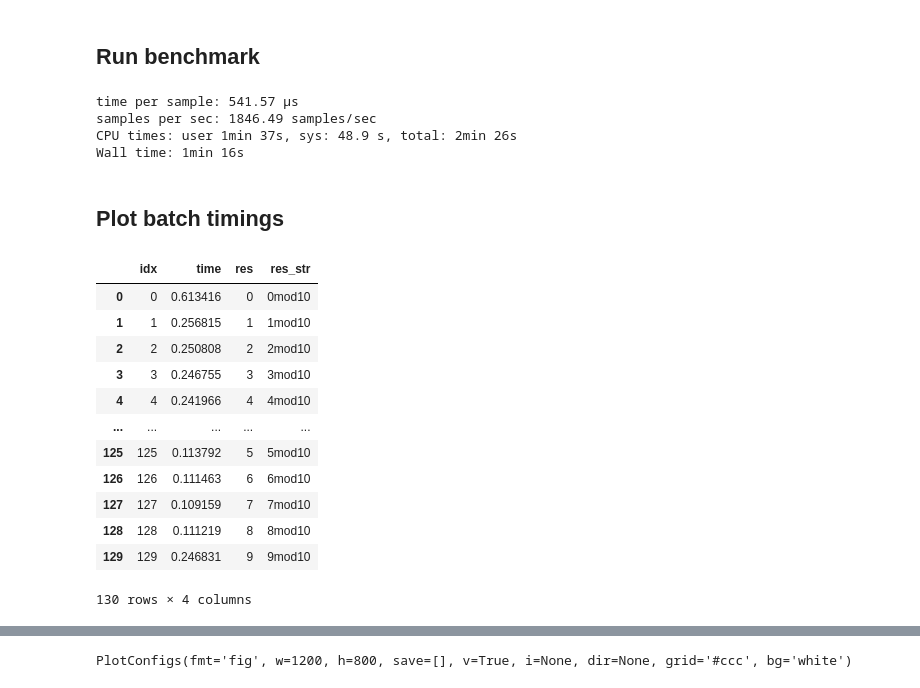
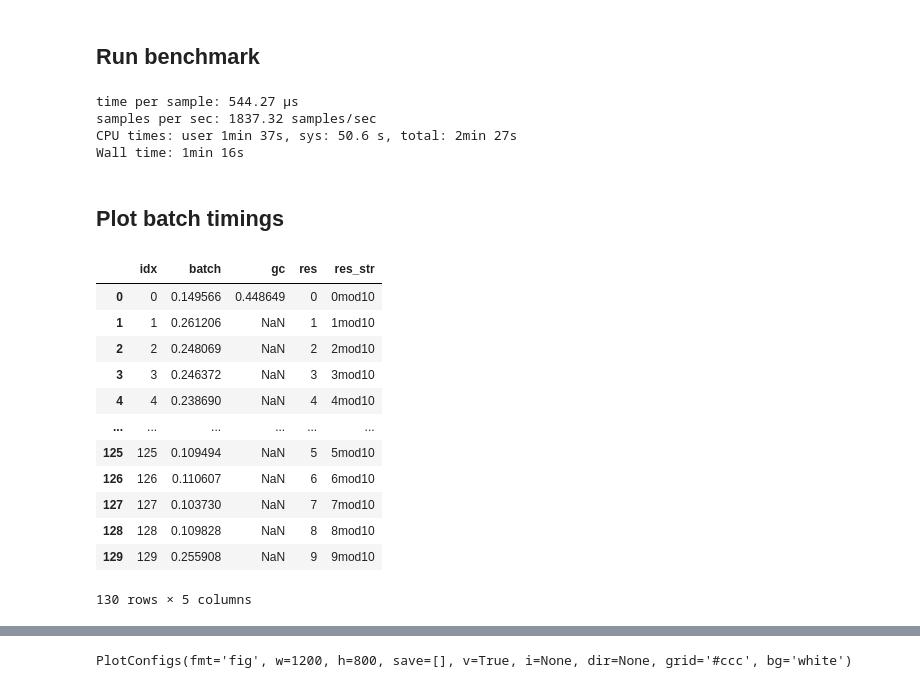
Before and after one commit to TileDB-Inc/arrayloader-benchmarks, a Jupyter notebook: benchmark.ipynb, the cells around one changed output, grey strips where cells are left out. Saved outputs shown, nothing was run; the diff lists cells and outputs as text; code cells hidden in the pictures.

```diff
--- a/benchmark.ipynb
+++ b/benchmark.ipynb
@@ -97 +127,7 @@ for epoch in range(n_epochs):
+# %%
+@dataclass
+class Results:
+    census: Method
+    merlin: Optional[Method] = None
+    mapped_collection: Optional[Method] = None
 # %%
@@ -138,5 +176,5 @@ def benchmark(exp: Exp):
 # %%
 %%time
-exp = get_exp_datapipe(start=2, n=5)
+exp = get_exp_datapipe(start=start, end=end)
 exp.datapipe.shape[0]
 # %% [output]
@@ -147,19 +185,22 @@ Wall time: 545 ms
 ## Run benchmark
 # %%
 %%time
+epochs = []
 for epoch in range(n_epochs):
-    samples_per_sec, time_per_sample, batch_times = benchmark(exp)
-    results["cellxgene_census"][f"epoch_{epoch}"]["time_per_sample"] = time_per_sample
-    results["cellxgene_census"][f"epoch_{epoch}"]["samples_per_sec"] = samples_per_sec
-    results["cellxgene_census"][f"epoch_{epoch}"]["batch_times"] = batch_times
+    epoch = benchmark(exp)
+    epochs.append(epoch)
+
+results = Results(
+    census=Method('census', epochs),
+)
 # %% [output]
-time per sample: 541.57 μs
-samples per sec: 1846.49 samples/sec
-CPU times: user 1min 37s, sys: 48.9 s, total: 2min 26s
+time per sample: 544.27 μs
+samples per sec: 1837.32 samples/sec
+CPU times: user 1min 37s, sys: 50.6 s, total: 2min 27s
 Wall time: 1min 16s
 # %%
-results_json_path = 'results-local.json'
+results_json_path = f'results-{census_loc}.json'
 with open(results_json_path, 'w') as f:
-    json.dump(results, f, indent=2)
+    json.dump(asdict(results), f, indent=2)
 # %%
 # with open(results_json_path, 'r') as f:
@@ -167,30 +208,28 @@ with open(results_json_path, 'w') as f:
 # %% [markdown]
 ## Plot batch timings
 # %%
-method = 'cellxgene_census'
+method = 'census'
 epoch = 0
-df = pd.DataFrame(
-    {
-        'time': results[method][f'epoch_{epoch}']['batch_times'],
-    },
-)
+batches = getattr(results, 'census').epochs[epoch].batches
+df = pd.DataFrame(batches)
 df.index.name = 'idx'
-df['res'] = df.index % 10
-df['res_str'] = df.res.astype('str') + 'mod10'
+if period:
+    df['res'] = df.index % period
+    df['res_str'] = df.res.astype('str') + f'mod{period}'
 df = df.reset_index()
 df
 # %% [output]
-|  | idx | time | res | res_str |
-| 0 | 0 | 0.613416 | 0 | 0mod10 |
-| 1 | 1 | 0.256815 | 1 | 1mod10 |
-| 2 | 2 | 0.250808 | 2 | 2mod10 |
-| 3 | 3 | 0.246755 | 3 | 3mod10 |
-| 4 | 4 | 0.241966 | 4 | 4mod10 |
-| ... | ... | ... | ... | ... |
-| 125 | 125 | 0.113792 | 5 | 5mod10 |
-| 126 | 126 | 0.111463 | 6 | 6mod10 |
-| 127 | 127 | 0.109159 | 7 | 7mod10 |
-| 128 | 128 | 0.111219 | 8 | 8mod10 |
-| 129 | 129 | 0.246831 | 9 | 9mod10 |
+|  | idx | batch | gc | res | res_str |
+| 0 | 0 | 0.149566 | 0.448649 | 0 | 0mod10 |
+| 1 | 1 | 0.261206 | NaN | 1 | 1mod10 |
+| 2 | 2 | 0.248069 | NaN | 2 | 2mod10 |
+| 3 | 3 | 0.246372 | NaN | 3 | 3mod10 |
+| 4 | 4 | 0.238690 | NaN | 4 | 4mod10 |
+| ... | ... | ... | ... | ... | ... |
+| 125 | 125 | 0.109494 | NaN | 5 | 5mod10 |
+| 126 | 126 | 0.110607 | NaN | 6 | 6mod10 |
+| 127 | 127 | 0.103730 | NaN | 7 | 7mod10 |
+| 128 | 128 | 0.109828 | NaN | 8 | 8mod10 |
+| 129 | 129 | 0.255908 | NaN | 9 | 9mod10 |
-130 rows × 4 columns
+130 rows × 5 columns
 # %%
```
Also changed, not shown: parts of 21 cells of this notebook, 6 other files.
